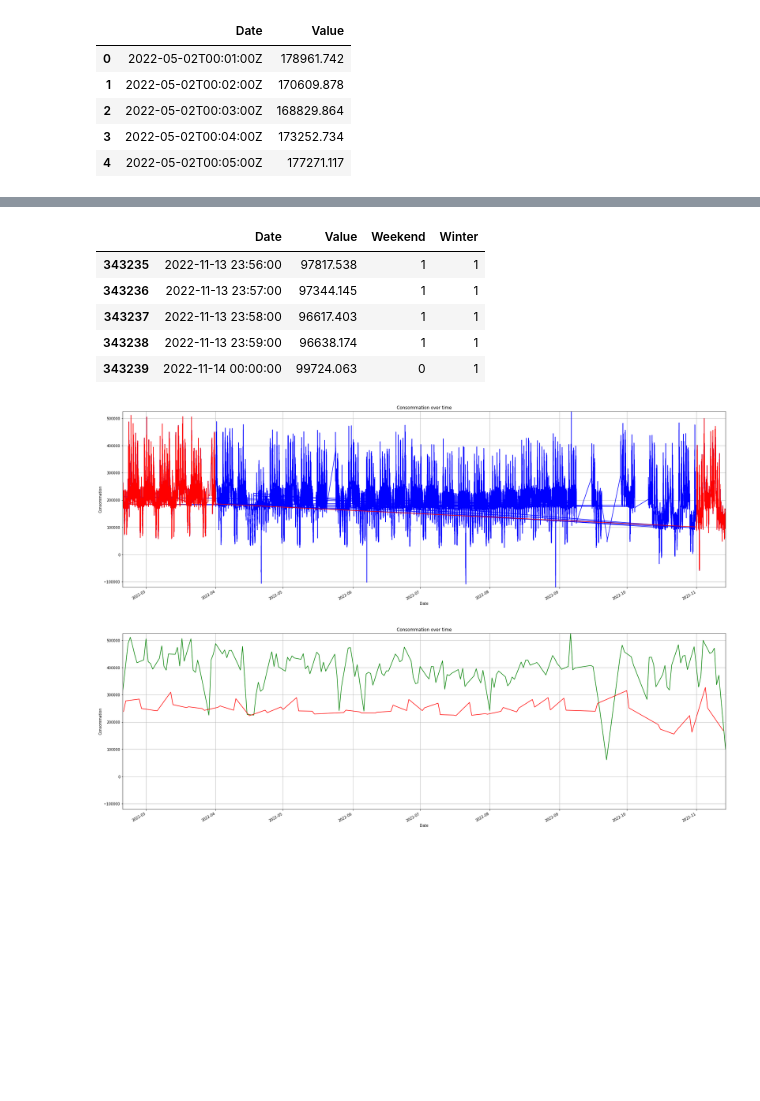
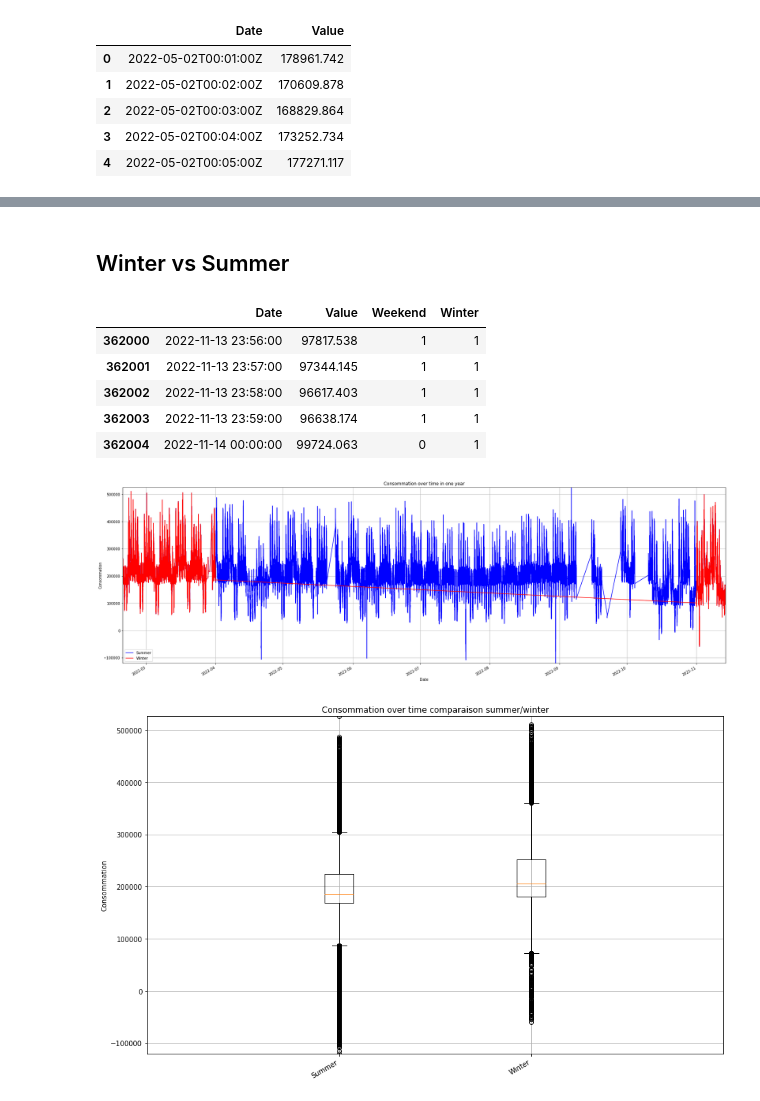
Before and after one commit to cojre/ml-project-2-stockdataholm, a Jupyter notebook: main.ipynb, the cells around one changed output, grey strips where cells are left out. Saved outputs shown, nothing was run; the diff lists cells and outputs as text; code cells hidden in the pictures; blank space fills up the shorter version.

Commit message:
Clean and structure main, add titles and some graphs

```diff
--- a/main.ipynb
+++ b/main.ipynb
@@ -4,5 +6,7 @@ from pathlib import Path
 
 import matplotlib
 import matplotlib.pyplot as plt
+import matplotlib.pyplot as plt
 import numpy as np
 import sys
+matplotlib.rcParams["figure.facecolor"] = "white"
@@ -20,3 +30,12 @@ df.head()
 # %%
 #convert the date column to datetime format
 df['Date'] = pd.to_datetime(df['Date'], format="%Y-%m-%dT%H:%M:%SZ")
+df.sort_values(by='Date', inplace=True)
+# %%
+df['Year'] = df['Date'].dt.year
+df['Month'] = df['Date'].dt.month
+df['Day'] = df['Date'].dt.day
+df['Day_of_week'] = df['Date'].dt.dayofweek.astype(int)
+df['Hour'] = df['Date'].dt.hour
+df['Minute'] = df['Date'].dt.minute
+df['Second'] = df['Date'].dt.second
@@ -102,49 +231,50 @@ plot_consommation_over_time_weekend()
+# %% [markdown]
+## Winter vs Summer
 # %%
 # winter 1 and summer 0
 df['Winter'] = df['Date'].dt.month.isin([11,12,1,2,3]).astype(int)
 df.tail()
 # %% [output]
 |  | Date | Value | Weekend | Winter |
-| 343235 | 2022-11-13 23:56:00 | 97817.538 | 1 | 1 |
-| 343236 | 2022-11-13 23:57:00 | 97344.145 | 1 | 1 |
-| 343237 | 2022-11-13 23:58:00 | 96617.403 | 1 | 1 |
-| 343238 | 2022-11-13 23:59:00 | 96638.174 | 1 | 1 |
-| 343239 | 2022-11-14 00:00:00 | 99724.063 | 0 | 1 |
+| 362000 | 2022-11-13 23:56:00 | 97817.538 | 1 | 1 |
+| 362001 | 2022-11-13 23:57:00 | 97344.145 | 1 | 1 |
+| 362002 | 2022-11-13 23:58:00 | 96617.403 | 1 | 1 |
+| 362003 | 2022-11-13 23:59:00 | 96638.174 | 1 | 1 |
+| 362004 | 2022-11-14 00:00:00 | 99724.063 | 0 | 1 |
 # %%
 #plot the value with another color for the winter days
 def plot_consommation_over_time_winter():
     fig, ax = plt.subplots(figsize=(30, 10))
-    ax.plot(df['Date'], df['Value'], color='blue')
-    ax.plot(df[df['Winter'] == 1]['Date'], df[df['Winter'] == 1]['Value'], color='red')
-    ax.set_title('Consommation over time')
+    ax.plot(df['Date'], df['Value'], color='blue', label= "Summer")
+    ax.plot(df[df['Winter'] == 1]['Date'], df[df['Winter'] == 1]['Value'], color='red', label= "Winter")
+    ax.set_title('Consommation over time in one year')
     ax.set_xlabel('Date')
     ax.set_ylabel('Consommation')
     ax.set_xlim(df['Date'].min(), df['Date'].max())
     ax.set_ylim(df['Value'].min(), df['Value'].max())
     ax.grid(True)
+    ax.legend()
     fig.autofmt_xdate()
     plt.show()
 
 plot_consommation_over_time_winter()
 # %% [output]
-[figure, old version]
+[figure, new version]
 # %%
-def plot_consommation_over_time_winter_peak():
-    fig, ax = plt.subplots(figsize=(30, 10))
-    #ax.plot(df['Date'], df['Value'], color='blue')
-    #ax.plot(df[df['Winter'] == 1]['Date'], df[df['Winter'] == 1]['Value'], color='red')
-    ax.plot(df[df['Weekend'] == 0].groupby(df['Date'].dt.date)['Value'].max(), color='green')
-    ax.plot(df[df['Weekend'] == 1].groupby(df['Date'].dt.date)['Value'].max(), color='red')
-    ax.set_title('Consommation over time')
-    ax.set_xlabel('Date')
+def plot_consommation_over_time_winter_boxplot():
+    fig, ax = plt.subplots(figsize=(15, 10))
+    ax.boxplot([df[df['Winter'] == 0]['Value'], df[df['Winter'] == 1]['Value']])
+    ax.set_title('Consommation over time comparaison summer/winter')
     ax.set_ylabel('Consommation')
-    ax.set_xlim(df['Date'].min(), df['Date'].max())
+    ax.set_xlim(0, 3)
     ax.set_ylim(df['Value'].min(), df['Value'].max())
     ax.grid(True)
+    plt.xticks([1, 2], ['Summer', 'Winter'])
     fig.autofmt_xdate()
+
     plt.show()
 
-plot_consommation_over_time_winter_peak()
+plot_consommation_over_time_winter_boxplot()
 # %% [output]
-[figure, old version]
+[figure, new version]
 # %%
```
Also changed, not shown: parts of 27 cells of this notebook, 2 other files.
